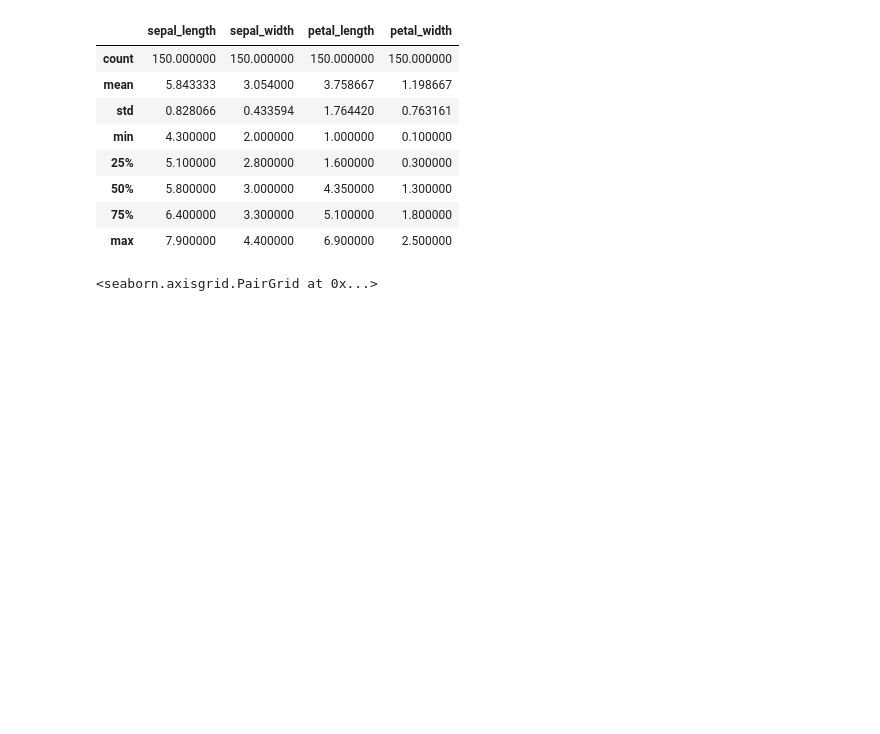
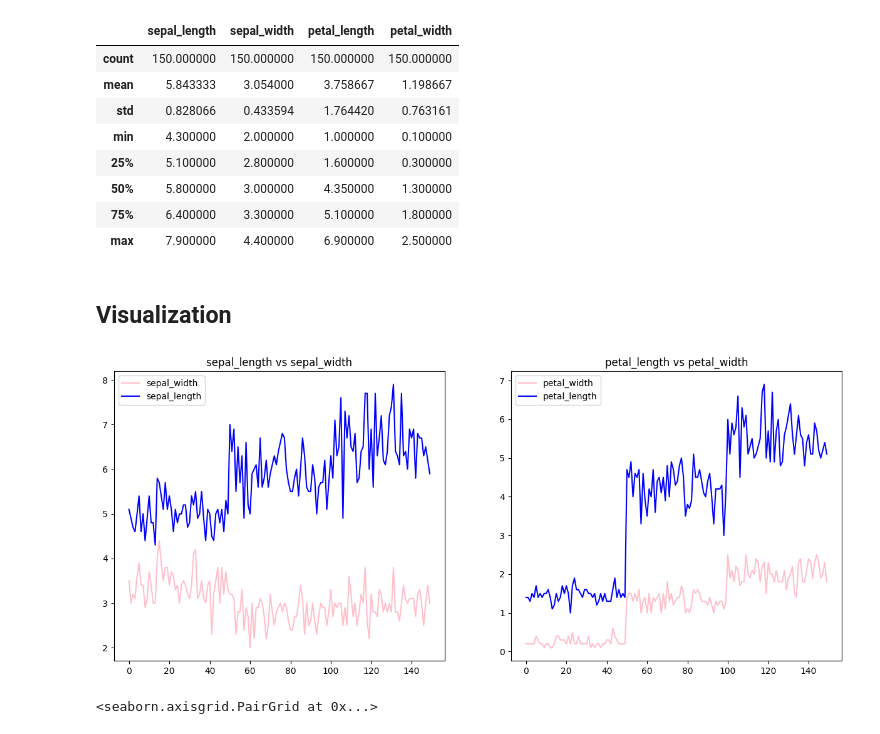
Before and after one commit to GarimaVarshney-06/CodSoft_, a Jupyter notebook: IRIS/iris.ipynb, the cells around one changed output. Saved outputs shown, nothing was run; the diff lists cells and outputs as text; code cells hidden in the pictures; blank space fills up the shorter version.

```diff
--- a/IRIS/iris.ipynb
+++ b/IRIS/iris.ipynb
@@ -71,6 +71,22 @@ df.describe()
 | 50% | 5.800000 | 3.000000 | 4.350000 | 1.300000 |
 | 75% | 6.400000 | 3.300000 | 5.100000 | 1.800000 |
 | max | 7.900000 | 4.400000 | 6.900000 | 2.500000 |
+# %% [markdown]
+## Visualization
+# %%
+fig ,ax = plt.subplots(1,2,figsize=(15,6))
+ax[0].plot(df['sepal_width'],label="sepal_width",color='pink')
+ax[0].plot(df['sepal_length'],label="sepal_length",color='blue')
+ax[0].set_title('sepal_length vs sepal_width')
+ax[0].legend()
+
+ax[1].plot(df['petal_width'],label="petal_width",color='pink')
+ax[1].plot(df['petal_length'],label="petal_length",color='blue')
+ax[1].set_title('petal_length vs petal_width')
+ax[1].legend()
+plt.show()
+# %% [output]
+[figure, added]
 # %%
 sns.pairplot(df,hue='species')
 # %% [output]
```
Also changed, not shown: parts of 2 cells of this notebook, 1 other file.
